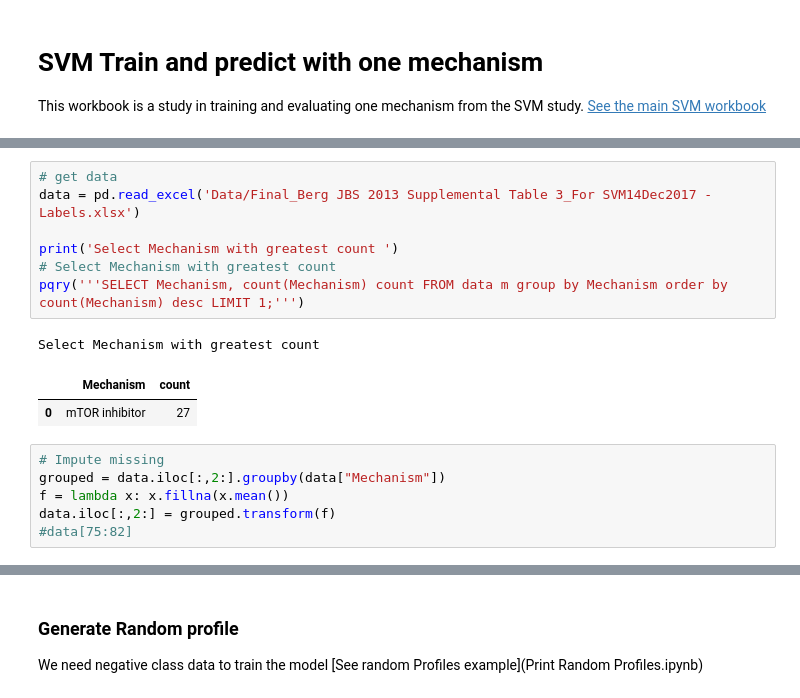
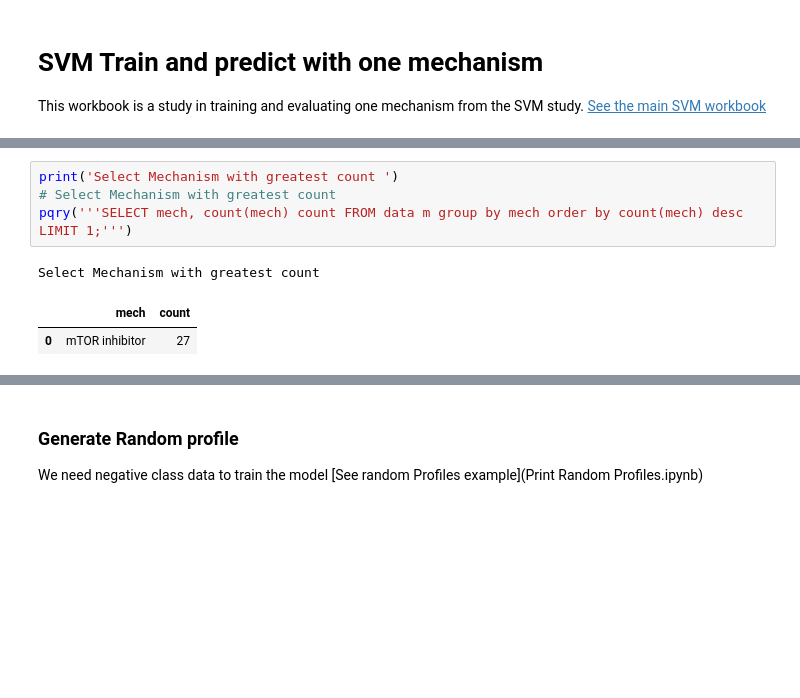
Before and after one commit to AntalBerenyi/SVM, a Jupyter notebook: Notebooks/Predict mTOR inhibitor Mechanism.ipynb, the cells around one changed output, grey strips where cells are left out. Drawn from its saved outputs; the diff is of its cells as text; blank space fills up the shorter version.

Commit message:
Reorganized code to Main. Update imports to model_selection.

```diff
--- a/Notebooks/Predict mTOR inhibitor Mechanism.ipynb
+++ b/Notebooks/Predict mTOR inhibitor Mechanism.ipynb
@@ -18,17 +42,8 @@ pqry = lambda q: sqldf(q, globals())
 # %%
-# get data
-data = pd.read_excel('Data/Final_Berg JBS 2013 Supplemental Table 3_For SVM14Dec2017 - Labels.xlsx')
-
 print('Select Mechanism with greatest count ')
 # Select Mechanism with greatest count
-pqry('''SELECT Mechanism, count(Mechanism) count FROM data m group by Mechanism order by count(Mechanism) desc LIMIT 1;''')
+pqry('''SELECT mech, count(mech) count FROM data m group by mech order by count(mech) desc LIMIT 1;''')
 # %% [output]
 Select Mechanism with greatest count
-|  | Mechanism | count |
+|  | mech | count |
 | 0 | mTOR inhibitor | 27 |
-# %%
-# Impute missing
-grouped = data.iloc[:,2:].groupby(data["Mechanism"])
-f = lambda x: x.fillna(x.mean())
-data.iloc[:,2:] = grouped.transform(f)
-#data[75:82]
```
Also changed, not shown: parts of 17 cells of this notebook, 4 other files.
